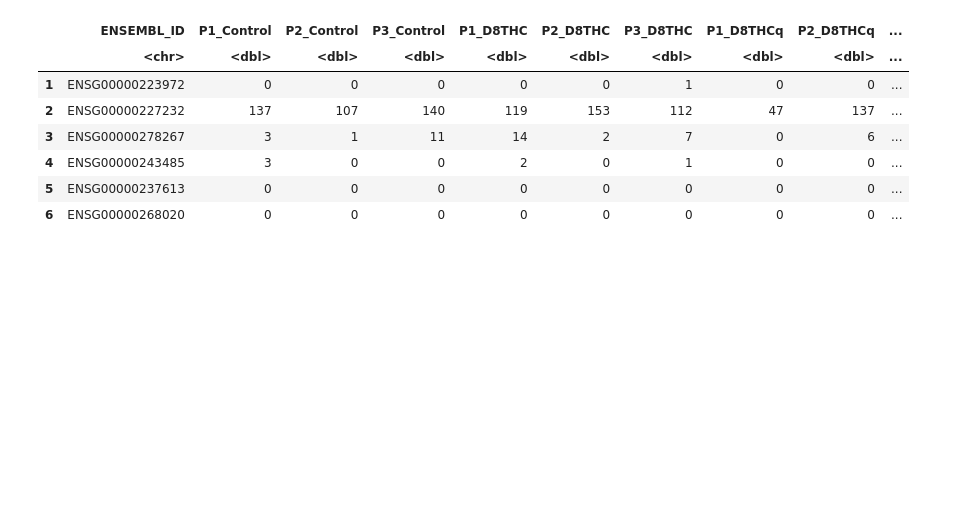
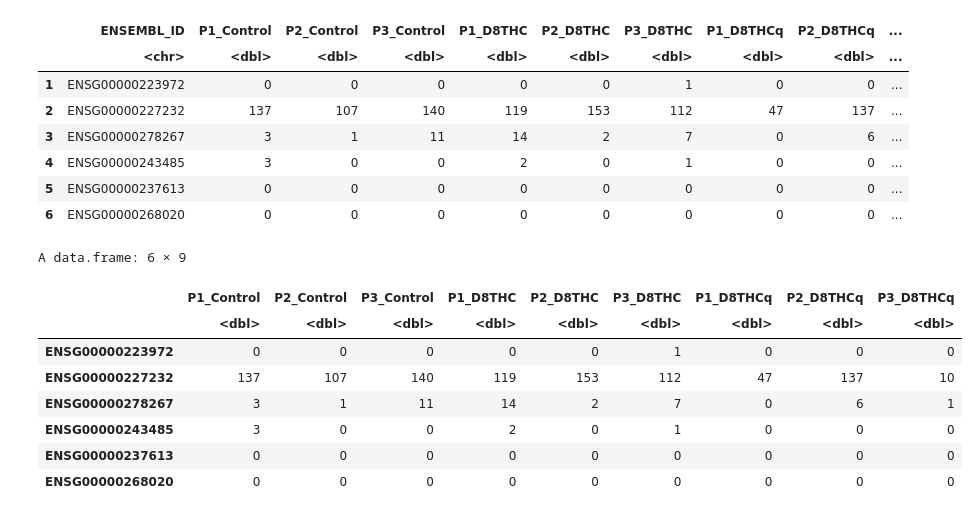
Before and after one commit to UNC-CEMALB/P1016.-THC-RNASeq-Adducts, a Jupyter notebook: Data Normalization.ipynb, the cells around one changed output. Cells and saved outputs as stored; diff of their text form; code cells hidden in the pictures; blank space fills up the shorter version.

```diff
--- a/Data Normalization.ipynb
+++ b/Data Normalization.ipynb
@@ -29,3 +47,18 @@ A data.frame: 6 × 10
 | 4 | ENSG00000243485 | 3 | 0 | 0 | 2 | 0 | 1 | 0 | 0 | ... |
 | 5 | ENSG00000237613 | 0 | 0 | 0 | 0 | 0 | 0 | 0 | 0 | ... |
 | 6 | ENSG00000268020 | 0 | 0 | 0 | 0 | 0 | 0 | 0 | 0 | ... |
+# %%
+# reformatting for the deseq2 function
+countdata = count_df %>%
+    column_to_rownames(var = "ENSEMBL_ID")
+head(countdata)
+# %% [output]
+A data.frame: 6 × 9
+|  | P1_Control | P2_Control | P3_Control | P1_D8THC | P2_D8THC | P3_D8THC | P1_D8THCq | P2_D8THCq | P3_D8THCq |
+|  | <dbl> | <dbl> | <dbl> | <dbl> | <dbl> | <dbl> | <dbl> | <dbl> | <dbl> |
+| ENSG00000223972 | 0 | 0 | 0 | 0 | 0 | 1 | 0 | 0 | 0 |
+| ENSG00000227232 | 137 | 107 | 140 | 119 | 153 | 112 | 47 | 137 | 10 |
+| ENSG00000278267 | 3 | 1 | 11 | 14 | 2 | 7 | 0 | 6 | 1 |
+| ENSG00000243485 | 3 | 0 | 0 | 2 | 0 | 1 | 0 | 0 | 0 |
+| ENSG00000237613 | 0 | 0 | 0 | 0 | 0 | 0 | 0 | 0 | 0 |
+| ENSG00000268020 | 0 | 0 | 0 | 0 | 0 | 0 | 0 | 0 | 0 |
```
Also changed, not shown: parts of 16 cells of this notebook.
